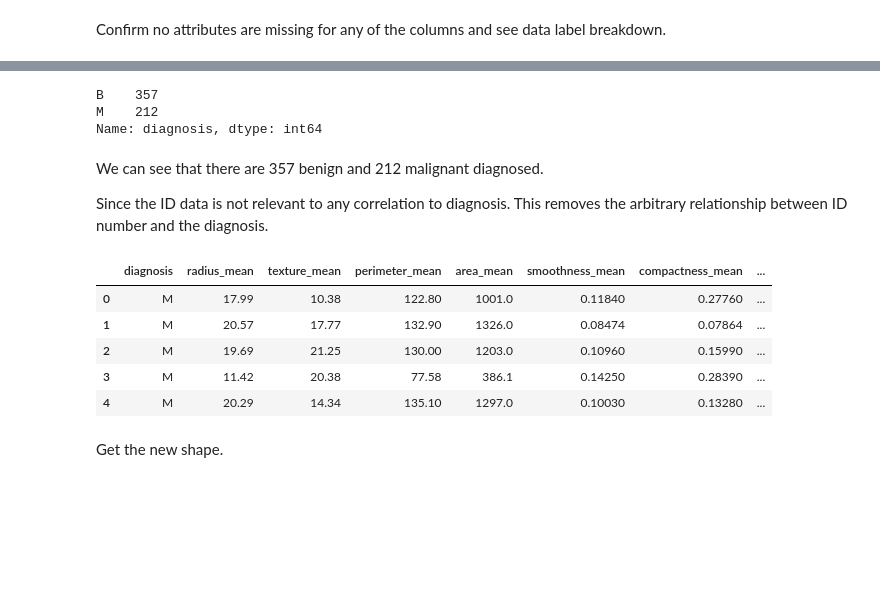
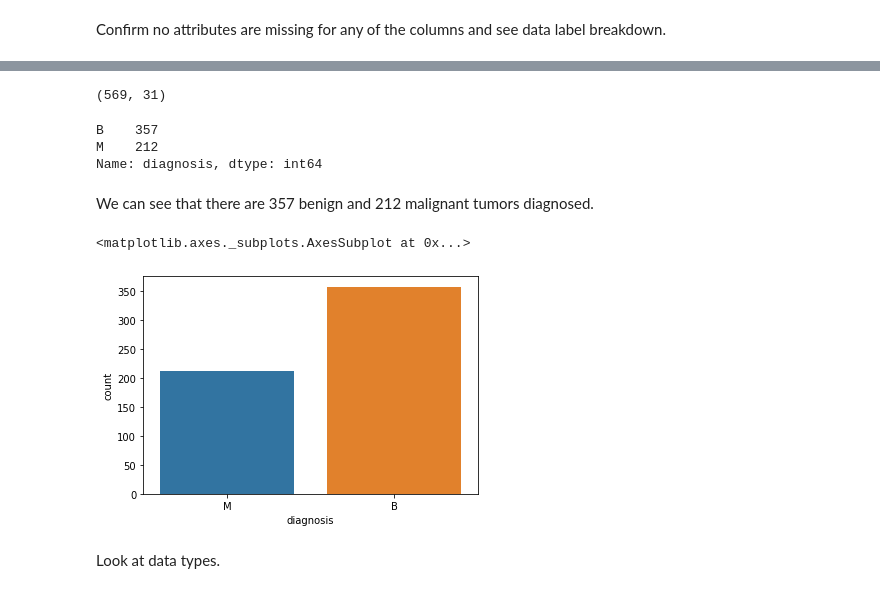
Before and after one commit to alessnarciso/ml-cancer-detection, a Jupyter notebook: CancerDetection.ipynb, the cells around one changed output, grey strips where cells are left out. Drawn from its saved outputs; the diff is of its cells as text; code cells hidden in the pictures; blank space fills up the shorter version.

```diff
--- a/CancerDetection.ipynb
+++ b/CancerDetection.ipynb
@@ -121,3 +140,7 @@ dtype: int64
+# %%
+df.shape
+# %% [output]
+(569, 31)
 # %%
 #count malignnant and benign
 df['diagnosis'].value_counts()
@@ -126,22 +149,12 @@ B    357
 M    212
 Name: diagnosis, dtype: int64
 # %% [markdown]
-We can see that there are 357 benign and 212 malignant diagnosed.
-
-Since the ID data is not relevant to any correlation to diagnosis. This removes the arbitrary relationship between ID number and the diagnosis.
+We can see that there are 357 benign and 212 malignant tumors diagnosed.
-# %%
-#remove id column
-df = df.drop(['id'], axis=1)
-
-#print new data
-df.head(5)
-# %% [output]
-|  | diagnosis | radius_mean | texture_mean | perimeter_mean | area_mean | smoothness_mean | compactness_mean | ... |
-| 0 | M | 17.99 | 10.38 | 122.80 | 1001.0 | 0.11840 | 0.27760 | ... |
-| 1 | M | 20.57 | 17.77 | 132.90 | 1326.0 | 0.08474 | 0.07864 | ... |
-| 2 | M | 19.69 | 21.25 | 130.00 | 1203.0 | 0.10960 | 0.15990 | ... |
-| 3 | M | 11.42 | 20.38 | 77.58 | 386.1 | 0.14250 | 0.28390 | ... |
-| 4 | M | 20.29 | 14.34 | 135.10 | 1297.0 | 0.10030 | 0.13280 | ... |
-# %% [markdown]
-Get the new shape.
+# %%
+sns.countplot(df['diagnosis'])
+# %% [output]
+<matplotlib.axes._subplots.AxesSubplot at 0x...>
+[figure, added]
+# %% [markdown]
+Look at data types.
 # %%
```
Also changed, not shown: parts of 40 cells of this notebook.
